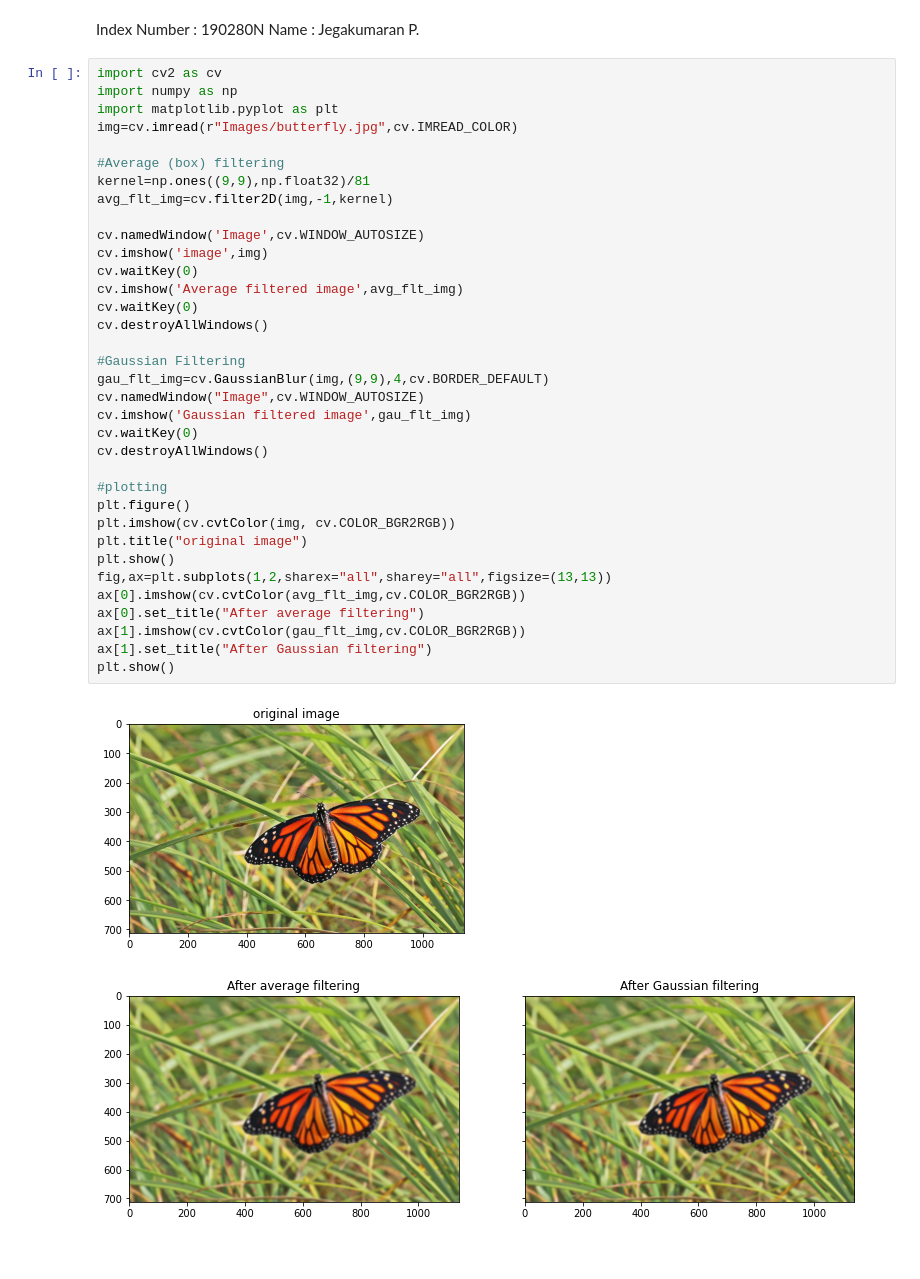
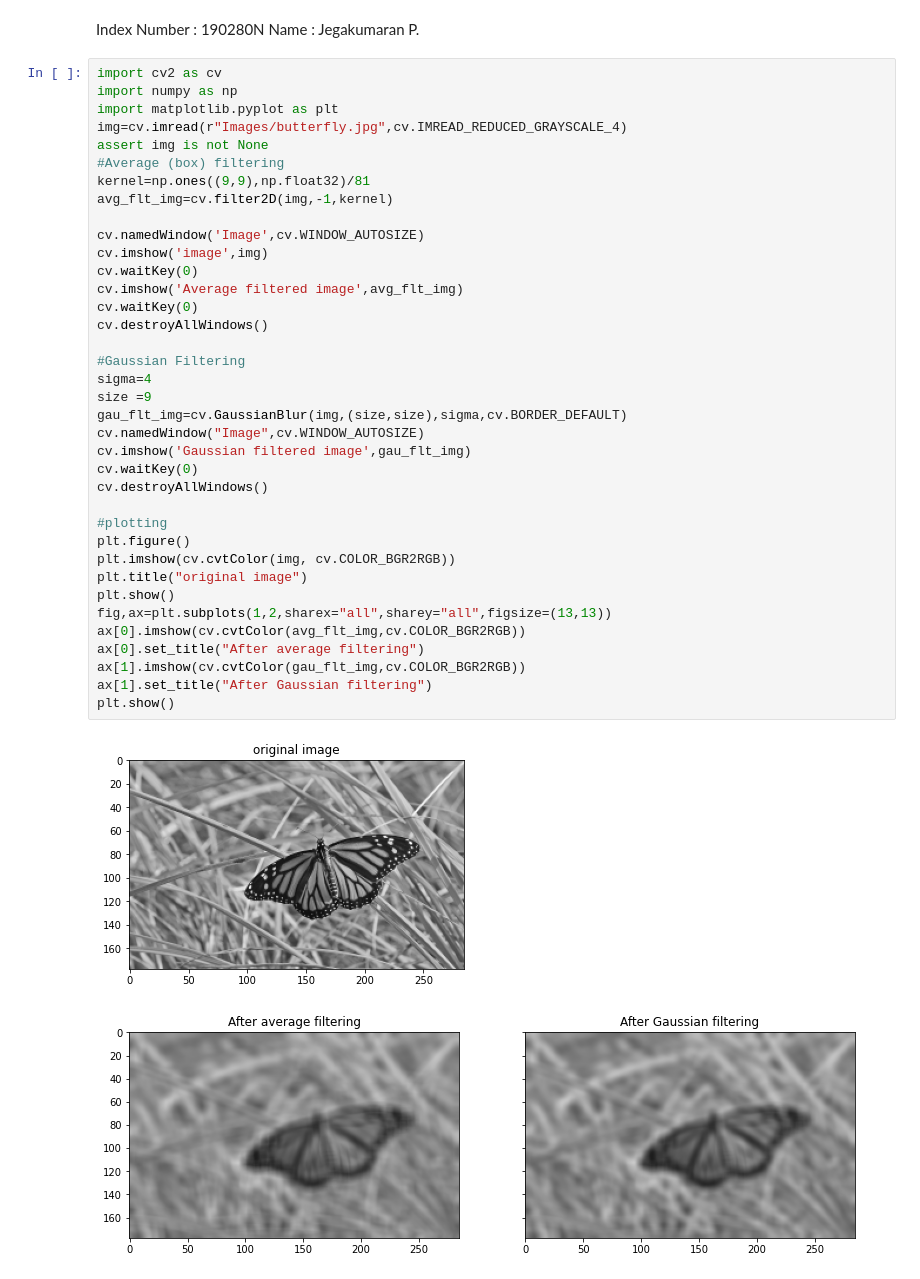
Before and after one commit to Poogitha/Codings, a Jupyter notebook: 190280N_Exercise_03.ipynb, the cells around one changed output. Cells and saved outputs as stored; diff of their text form.

```diff
--- a/190280N_Exercise_03.ipynb
+++ b/190280N_Exercise_03.ipynb
@@ -5,40 +5,42 @@ Name : Jegakumaran P.
 import cv2 as cv
 import numpy as np
 import matplotlib.pyplot as plt
-img=cv.imread(r"Images/butterfly.jpg",cv.IMREAD_COLOR)
-
+img=cv.imread(r"Images/butterfly.jpg",cv.IMREAD_REDUCED_GRAYSCALE_4)
+assert img is not None
 #Average (box) filtering
 kernel=np.ones((9,9),np.float32)/81
 avg_flt_img=cv.filter2D(img,-1,kernel)
 
 cv.namedWindow('Image',cv.WINDOW_AUTOSIZE)
 cv.imshow('image',img)
 cv.waitKey(0)
 cv.imshow('Average filtered image',avg_flt_img)
 cv.waitKey(0)
 cv.destroyAllWindows()
 
 #Gaussian Filtering
-gau_flt_img=cv.GaussianBlur(img,(9,9),4,cv.BORDER_DEFAULT)
+sigma=4
+size =9
+gau_flt_img=cv.GaussianBlur(img,(size,size),sigma,cv.BORDER_DEFAULT)
 cv.namedWindow("Image",cv.WINDOW_AUTOSIZE)
 cv.imshow('Gaussian filtered image',gau_flt_img)
 cv.waitKey(0)
 cv.destroyAllWindows()
 
 #plotting
 plt.figure()
 plt.imshow(cv.cvtColor(img, cv.COLOR_BGR2RGB))
 plt.title("original image")
 plt.show()
 fig,ax=plt.subplots(1,2,sharex="all",sharey="all",figsize=(13,13))
 ax[0].imshow(cv.cvtColor(avg_flt_img,cv.COLOR_BGR2RGB))
 ax[0].set_title("After average filtering")
 ax[1].imshow(cv.cvtColor(gau_flt_img,cv.COLOR_BGR2RGB))
 ax[1].set_title("After Gaussian filtering")
 plt.show()
 # %% [output]
-[figure, old version]
+[figure, new version]
-[figure, old version]
+[figure, new version]
 # %%
 import matplotlib.pyplot as plt
 import numpy as np
```
Also changed, not shown: parts of 4 cells of this notebook.
